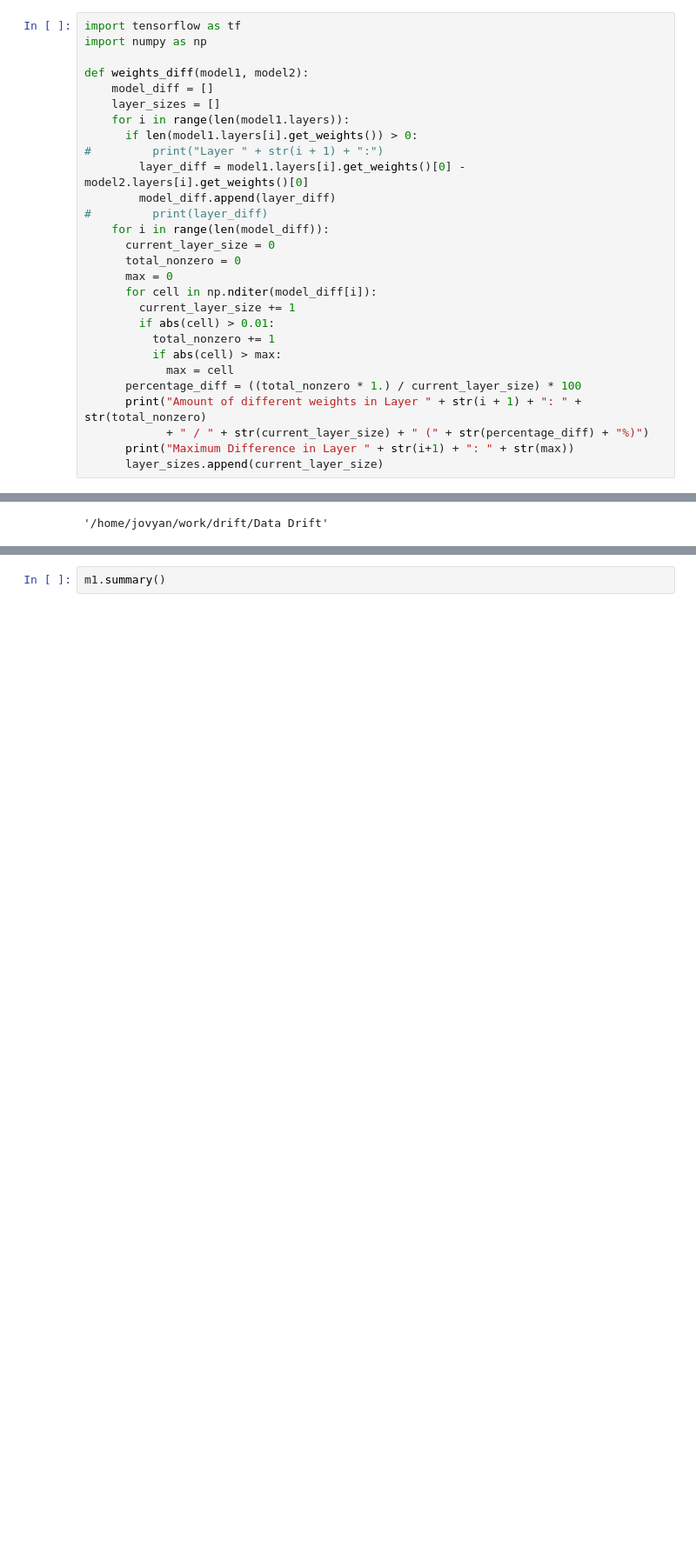
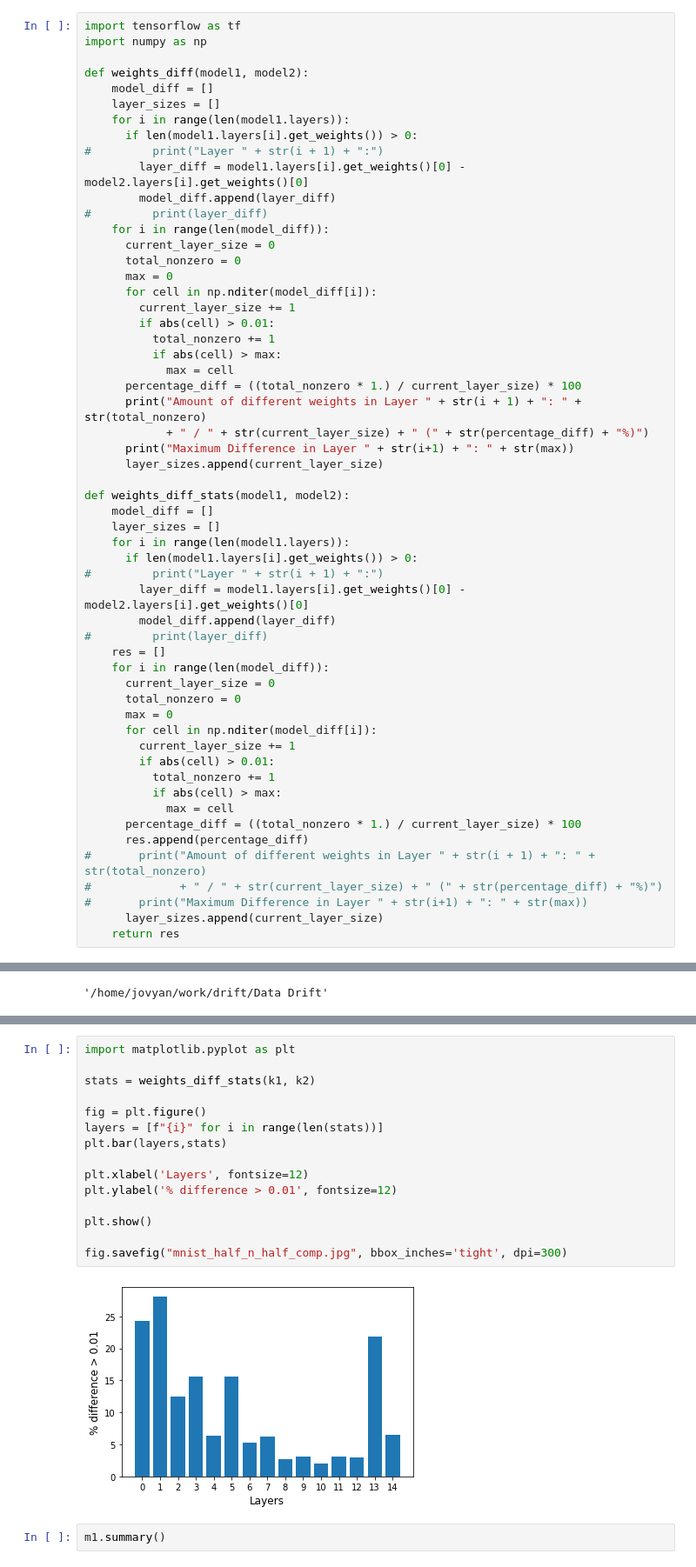
Before and after one commit to amitab/master_thesis, a Jupyter notebook: src/drift/Data Drift/Analyze models.ipynb, the cells around one changed output, grey strips where cells are left out. Shown at 87% size. Cells and saved outputs as stored; diff of their text form; blank space fills up the shorter version.

```diff
--- a/src/drift/Data Drift/Analyze models.ipynb
+++ b/src/drift/Data Drift/Analyze models.ipynb
@@ -26,6 +26,34 @@ def weights_diff(model1, model2):
             + " / " + str(current_layer_size) + " (" + str(percentage_diff) + "%)")
       print("Maximum Difference in Layer " + str(i+1) + ": " + str(max))
       layer_sizes.append(current_layer_size)
+
+def weights_diff_stats(model1, model2):
+    model_diff = []
+    layer_sizes = []
+    for i in range(len(model1.layers)):
+      if len(model1.layers[i].get_weights()) > 0:
+#         print("Layer " + str(i + 1) + ":")
+        layer_diff = model1.layers[i].get_weights()[0] - model2.layers[i].get_weights()[0]
+        model_diff.append(layer_diff)
+#         print(layer_diff)
+    res = []
+    for i in range(len(model_diff)):
+      current_layer_size = 0
+      total_nonzero = 0
+      max = 0
+      for cell in np.nditer(model_diff[i]):
+        current_layer_size += 1
+        if abs(cell) > 0.01:
+          total_nonzero += 1
+          if abs(cell) > max:
+            max = cell
+      percentage_diff = ((total_nonzero * 1.) / current_layer_size) * 100
+      res.append(percentage_diff)
+#       print("Amount of different weights in Layer " + str(i + 1) + ": " + str(total_nonzero)
+#             + " / " + str(current_layer_size) + " (" + str(percentage_diff) + "%)")
+#       print("Maximum Difference in Layer " + str(i+1) + ": " + str(max))
+      layer_sizes.append(current_layer_size)
+    return res
 # %%
 import os
 os.getcwd()
@@ -82,6 +110,23 @@ Amount of different weights in Layer 14: 28 / 128 (21.875%)
 Maximum Difference in Layer 14: -0.014546037
 Amount of different weights in Layer 15: 83 / 1280 (6.484375000000001%)
 Maximum Difference in Layer 15: 0.017652519
+# %%
+import matplotlib.pyplot as plt
+
+stats = weights_diff_stats(k1, k2)
+
+fig = plt.figure()
+layers = [f"{i}" for i in range(len(stats))]
+plt.bar(layers,stats)
+
+plt.xlabel('Layers', fontsize=12)
+plt.ylabel('% difference > 0.01', fontsize=12)
+
+plt.show()
+
+fig.savefig("mnist_half_n_half_comp.jpg", bbox_inches='tight', dpi=300)
+# %% [output]
+[figure, added]
 # %%
 m1.summary()
 # %% [output]
```
Also changed, not shown: 2 other files.
